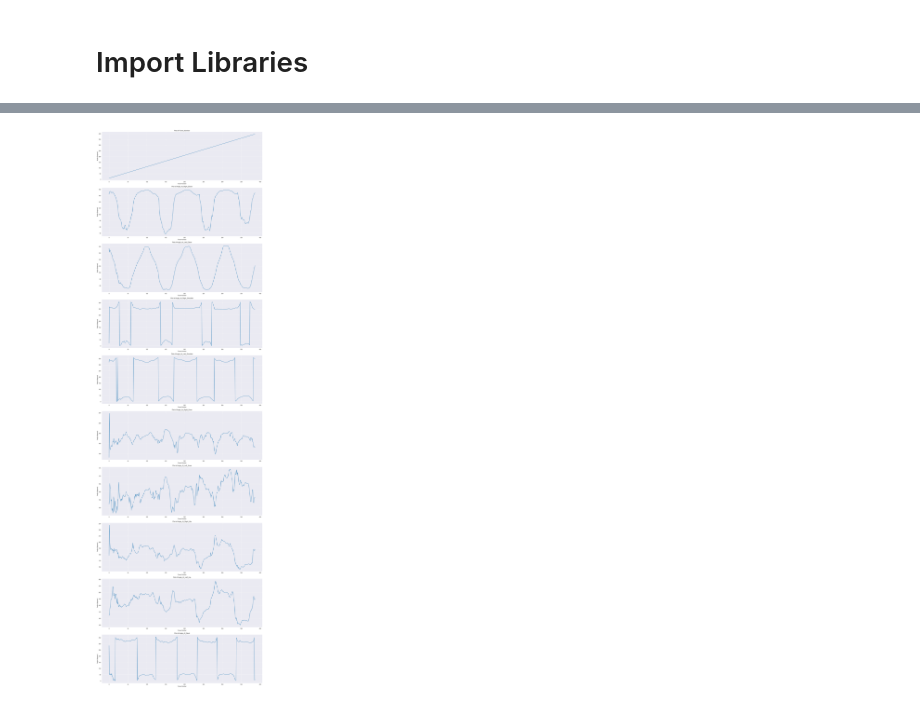
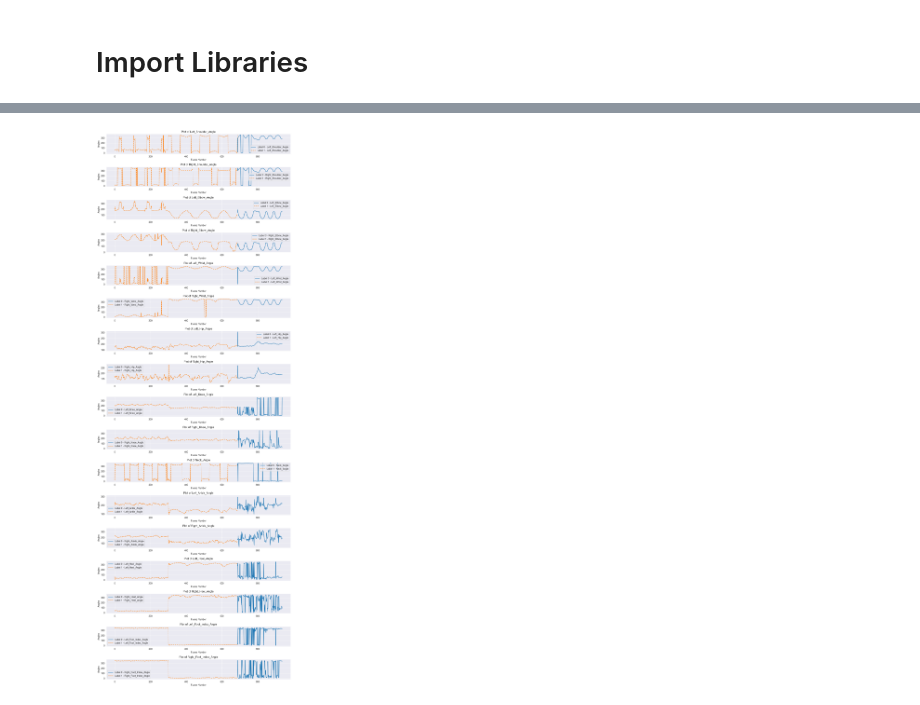
Before and after one commit to SanukaJayasinghe/DSGP-Group28, a Jupyter notebook: Analyze_Data.ipynb, the cells around one changed output, grey strips where cells are left out. Saved outputs shown, nothing was run; the diff lists cells and outputs as text; code cells hidden in the pictures.

```diff
--- a/Analyze_Data.ipynb
+++ b/Analyze_Data.ipynb
@@ -19,2 +9,2 @@ dataset_path = 'Datasets/'
 # %%
-df = pd.read_excel(dataset_path + dataset_name)
+df = pd.read_excel("Datasets/label.xlsx")
@@ -205,16 +30,0 @@ Angle_At_Neck                    -0.452096       1.000000
-# %%
-# Set 'Frame_Number' column as the index for easier plotting
-Angles_df.set_index('Frame_Number', inplace=False)
-
-# Plot all columns (angles) against the frame number
-plt.figure(figsize=(18, 6))  # Adjust figure size as needed
-for column in Angles_df.columns:
-    if column != 'Frame_Number':
-        plt.plot(Angles_df.index, Angles_df[column], label=column)
-
-plt.xlabel('Frame Number')
-plt.ylabel('Angle (degrees)')
-plt.title('Angles Variation Over Frames')
-plt.legend()
-plt.grid(True)
-plt.show()
@@ -239,19 +31,24 @@ Angles_df
 # %%
-# Set 'Frame_Number' column as the index for easier plotting
-Angles_df.set_index('Frame_Number', inplace=False)
+# Filter the dataset for label 0 and label 1
+label_0_data = df[df['Label'] == 0]
+label_1_data = df[df['Label'] == 1]
 
-# Plot each column (angle) against the frame number in separate subplots
-fig, axes = plt.subplots(nrows=len(Angles_df.columns), ncols=1, figsize=(18, 6 * len(Angles_df.columns)))
+# Plot each angle in a separate subplot
+num_angles = len(df.columns) - 1  # Exclude 'Label'
+fig, axes = plt.subplots(nrows=num_angles, ncols=1, figsize=(12, 2 * num_angles))
 
-for i, column in enumerate(Angles_df.columns):
-    ax = axes[i] if len(Angles_df.columns) > 1 else axes  # Select the appropriate subplot
-    ax.plot(Angles_df.index, Angles_df[column])
-    ax.set_xlabel('Frame Number')
-    ax.set_ylabel('Angle (degrees)')
-    ax.set_title(f'Plot of {column}')
-    ax.grid(True)
+for i, column in enumerate(df.columns):
+    if column not in ['Label']:
+        ax = axes[i] if num_angles > 1 else axes  # Select the appropriate subplot
+        ax.plot(label_0_data.index, label_0_data[column], label=f'Label 0 - {column}')
+        ax.plot(label_1_data.index, label_1_data[column], label=f'Label 1 - {column}', linestyle='--')
+        ax.set_xlabel('Frame Number')
+        ax.set_ylabel('Angles')
+        ax.set_title(f'Plot of {column}')
+        ax.legend()
+        ax.grid(True)
 
-plt.tight_layout()  # Adjust subplot layout to prevent overlapping
+plt.tight_layout()
 plt.show()
 # %% [output]
-[figure, old version]
+[figure, new version]
```
Also changed, not shown: parts of 25 cells of this notebook, 14 other files.
